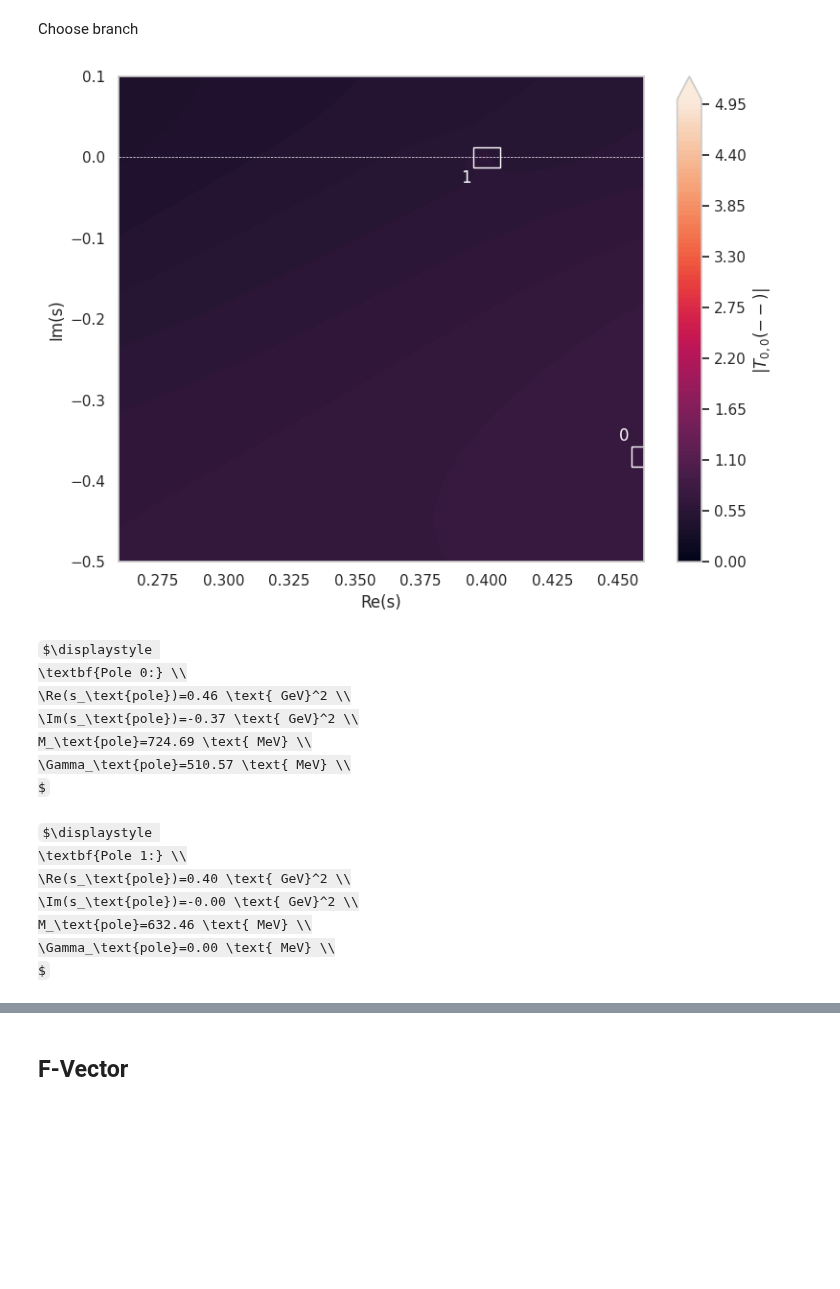
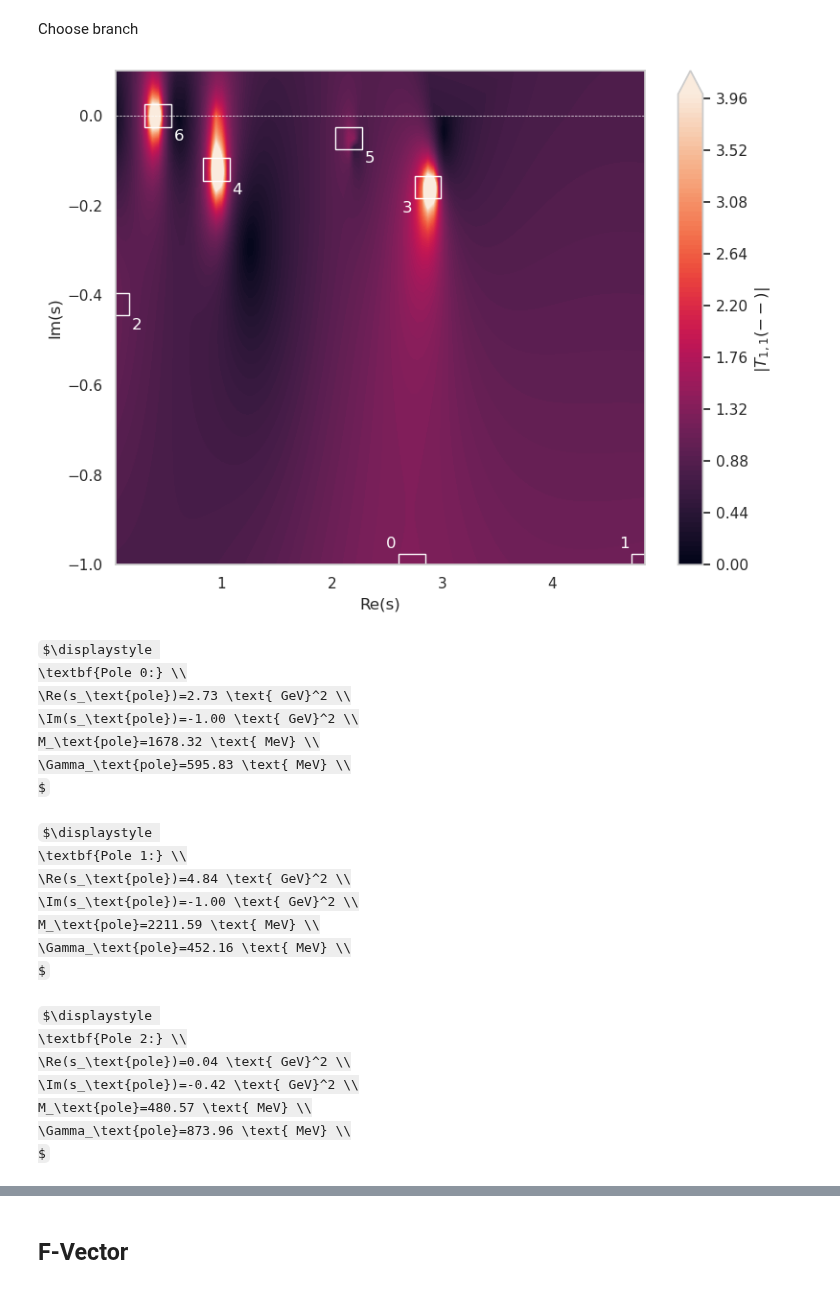
Before and after one commit to n-idw/tutorials, a Jupyter notebook: resonances_2_coupled_channel.ipynb, the cells around one changed output, grey strips where cells are left out. Saved outputs shown, nothing was run; the diff lists cells and outputs as text; code cells hidden in the pictures; some formulas as TeX source; blank space fills up the shorter version.

```diff
--- a/resonances_2_coupled_channel.ipynb
+++ b/resonances_2_coupled_channel.ipynb
@@ -22,7 +22,7 @@ import seaborn as sns
 sys.path.append("utils")
 # %%
 fig_dir = "/home/n_inde01/sciebo/Doktor/phinx/Images/tutorial_notebooks/resonances_2_coupled_channel/"
-save_fig = False
+save_fig = True
 
 sns.set_theme(context="notebook", style="whitegrid", palette="deep")
 # %%
@@ -72,7 +63,7 @@ C = 2
 # C = 5
 B_K_mat = 0
 B_P_vec = 0
-projection = [0, 0]
+projection = [1, 1]
 # %% [markdown]
 Parameter Values
 # %%
@@ -214,16 +205,16 @@ Choose branch
 # branch = [-1, -1, -1, -1, -1]
 branch = [-1, -1]
 # %%
-s_real_min = 0.6**2 - 0.1
-s_real_max = 0.6**2 + 0.1
+s_real_min = 0.2**2
+s_real_max = 2.2**2
 s_real_range = s_real_max - s_real_min
 
-s_imag_min = -0.5
+s_imag_min = -1.0
 s_imag_max = -1e-10
 s_imag_range = s_imag_max - s_imag_min
 
-s_real = np.linspace(s_real_min, s_real_max, 51)
-s_imag = np.linspace(s_imag_min, s_imag_max, 51) * 1.0j
+s_real = np.linspace(s_real_min, s_real_max, 101)
+s_imag = np.linspace(s_imag_min, s_imag_max, 101) * 1.0j
 s_real, s_imag = np.meshgrid(s_real, s_imag)
 s_scan = s_real + s_imag
 amp_scan = np.zeros_like(s_scan, dtype=complex)
@@ -277,7 +268,7 @@ for i, b in enumerate(branch):
     elif b == -1:
         branch_string += "-"
 
-levels = np.linspace(0, 5, 101)
+levels = np.linspace(0, 4, 101)
 
 plt.close("all")
 fig, ax = plt.subplots(figsize=(8, 6))
@@ -308,7 +299,7 @@ for i, s_i in enumerate(s_pole):
         fc="None",
     )
     ax.add_patch(box)
-    if np.imag(s_i) < (s_imag_min + s_imag_range / 2) and np.real(s_i) < (
+    if np.imag(s_i) <= (s_imag_min + s_imag_range / 2) and np.real(s_i) <= (
         s_real_min + s_real_range / 2
     ):
         ax.text(
@@ -320,7 +311,7 @@ for i, s_i in enumerate(s_pole):
             ha="left",
             va="top",
         )
-    elif np.imag(s_i) < (s_imag_min + s_imag_range / 2) and np.real(s_i) > (
+    elif np.imag(s_i) <= (s_imag_min + s_imag_range / 2) and np.real(s_i) > (
         s_real_min + s_real_range / 2
     ):
         ax.text(
@@ -332,7 +323,7 @@ for i, s_i in enumerate(s_pole):
             ha="right",
             va="bottom",
         )
-    elif np.imag(s_i) > (s_imag_min + s_imag_range / 2) and np.real(s_i) < (
+    elif np.imag(s_i) > (s_imag_min + s_imag_range / 2) and np.real(s_i) <= (
         s_real_min + s_real_range / 2
     ):
         ax.text(
@@ -356,48 +347,57 @@ for i, s_i in enumerate(s_pole):
             ha="right",
             va="top",
         )
+    else:
+        print("Error: pole position not found")
 
 ax.set_xlabel("Re(s)")
 ax.set_ylabel("Im(s)")
 plt.colorbar(cont, label=f"|$T_{{{projection[0]},{projection[1]}}}({branch_string})$|")
 plt.tight_layout()
 
 if save_fig:
     plt.savefig(
         f"{fig_dir}/{name}_T_mat_{projection[0]}{projection[1]}_{branch_string}_poles.png",
         dpi=300,
     )
     plt.savefig(
         f"{fig_dir}/{name}_T_mat_{projection[0]}{projection[1]}_{branch_string}_poles.pdf",
         dpi=300,
     )
 plt.show()
 
 for i, s_i in enumerate(s_pole):
     display(
         Math(
             rf"""
                  \textbf{{Pole {i}:}} \\
                  \Re(s_\text{{pole}})={np.real(s_i):.2f} \text{{ GeV}}^2 \\
                  \Im(s_\text{{pole}})={np.imag(s_i):.2f} \text{{ GeV}}^2 \\
                  M_\text{{pole}}={np.real(np.sqrt(s_i)) * 1e3:.2f} \text{{ MeV}} \\
                  \Gamma_\text{{pole}}={-np.imag(np.sqrt(s_i)) * 2.0 * 1e3:.2f} \text{{ MeV}} \\
                  """
         )
     )
 # %% [output]
-[figure, old version]
+[figure, new version]
 $\displaystyle
                  \textbf{Pole 0:} \\
-                 \Re(s_\text{pole})=0.46 \text{ GeV}^2 \\
-                 \Im(s_\text{pole})=-0.37 \text{ GeV}^2 \\
-                 M_\text{pole}=724.69 \text{ MeV} \\
-                 \Gamma_\text{pole}=510.57 \text{ MeV} \\
+                 \Re(s_\text{pole})=2.73 \text{ GeV}^2 \\
+                 \Im(s_\text{pole})=-1.00 \text{ GeV}^2 \\
+                 M_\text{pole}=1678.32 \text{ MeV} \\
+                 \Gamma_\text{pole}=595.83 \text{ MeV} \\
                  $
 $\displaystyle
                  \textbf{Pole 1:} \\
-                 \Re(s_\text{pole})=0.40 \text{ GeV}^2 \\
-                 \Im(s_\text{pole})=-0.00 \text{ GeV}^2 \\
-                 M_\text{pole}=632.46 \text{ MeV} \\
-                 \Gamma_\text{pole}=0.00 \text{ MeV} \\
+                 \Re(s_\text{pole})=4.84 \text{ GeV}^2 \\
+                 \Im(s_\text{pole})=-1.00 \text{ GeV}^2 \\
+                 M_\text{pole}=2211.59 \text{ MeV} \\
+                 \Gamma_\text{pole}=452.16 \text{ MeV} \\
                  $
+$\displaystyle
+                 \textbf{Pole 2:} \\
+                 \Re(s_\text{pole})=0.04 \text{ GeV}^2 \\
+                 \Im(s_\text{pole})=-0.42 \text{ GeV}^2 \\
+                 M_\text{pole}=480.57 \text{ MeV} \\
+                 \Gamma_\text{pole}=873.96 \text{ MeV} \\
+                 $
```
Also changed, not shown: parts of 9 cells of this notebook.
